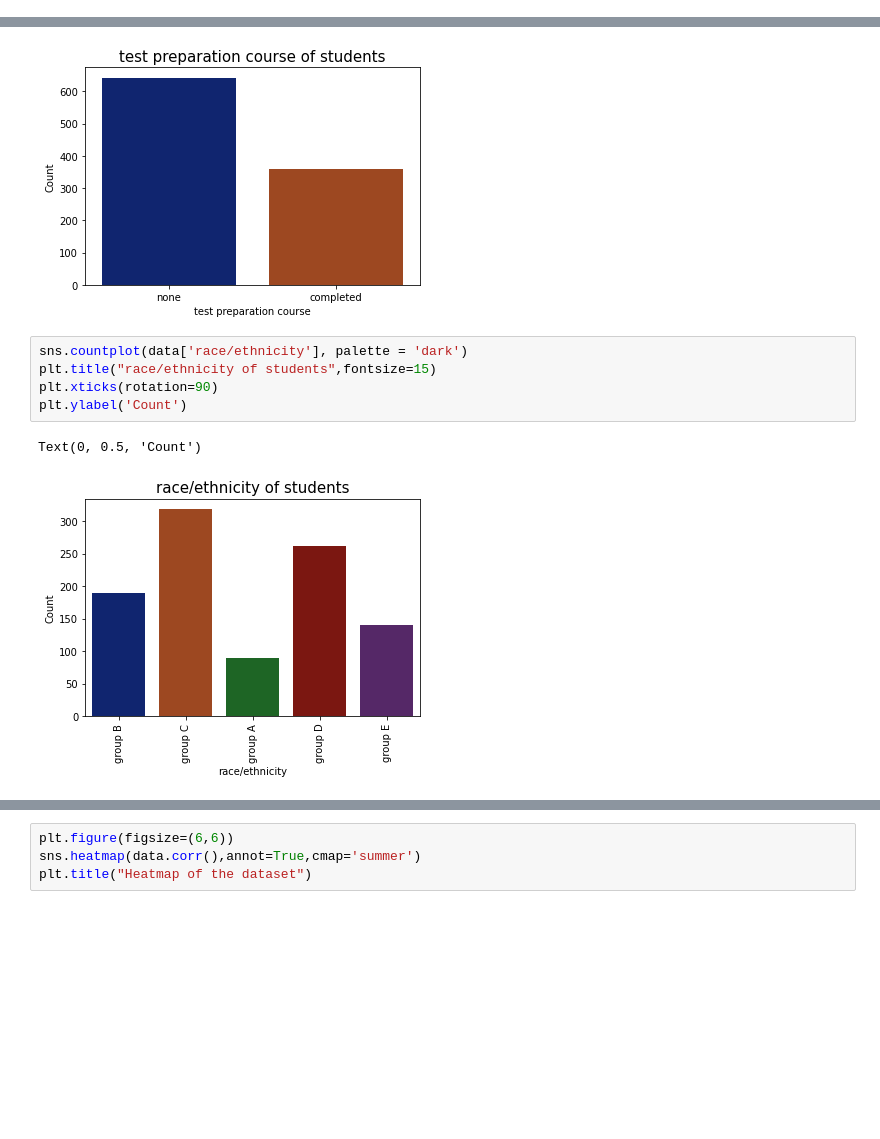
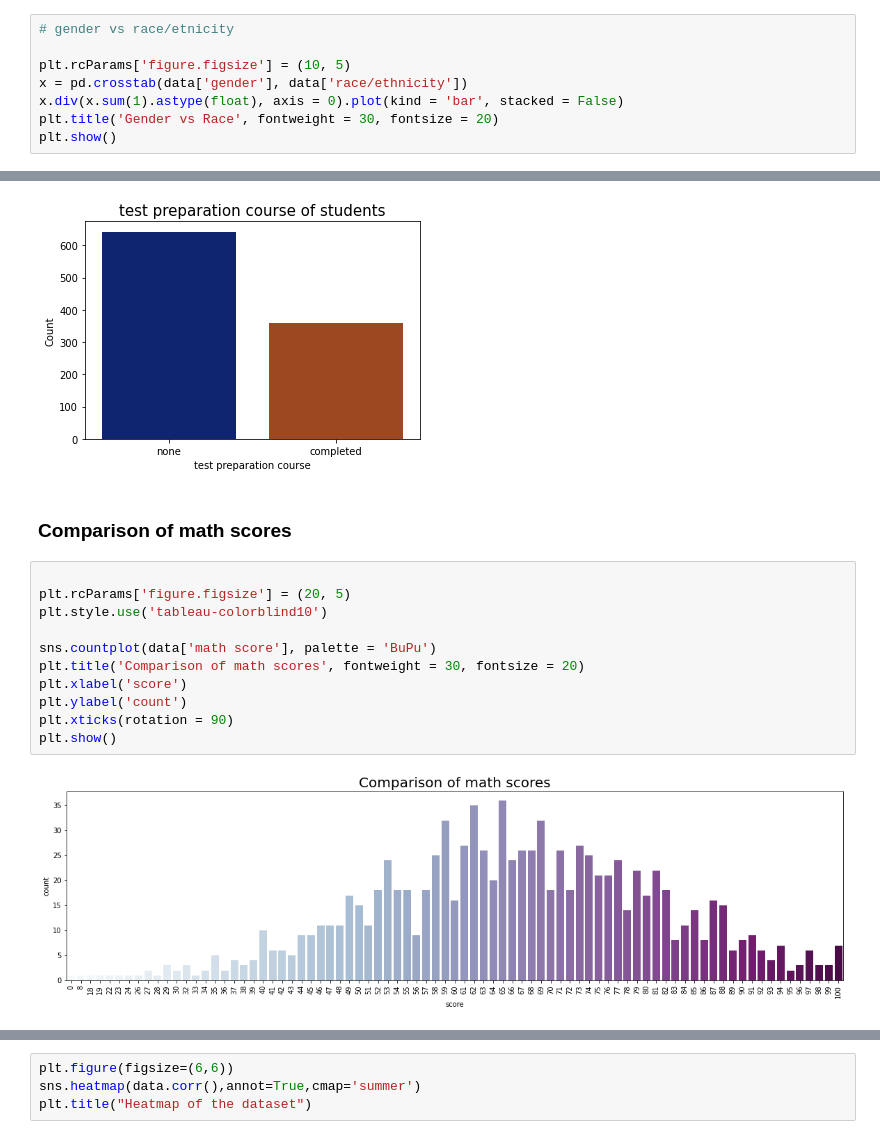
Before and after one commit to alanjoe12/EDA-Exploratory-data-analysis-, a Jupyter notebook: StudentsPerformance/StudentsPerformance.ipynb, the cells around one changed output, grey strips where cells are left out. Saved outputs shown, nothing was run; the diff lists cells and outputs as text; blank space fills up the shorter version.

```diff
--- a/StudentsPerformance/StudentsPerformance.ipynb
+++ b/StudentsPerformance/StudentsPerformance.ipynb
@@ -94,3 +118,11 @@ sns.countplot(data['gender'], palette = 'pastel')
 # %% [output]
 <AxesSubplot:xlabel='gender', ylabel='count'>
 [figure]
+# %%
+# gender vs race/etnicity
+
+plt.rcParams['figure.figsize'] = (10, 5)
+x = pd.crosstab(data['gender'], data['race/ethnicity'])
+x.div(x.sum(1).astype(float), axis = 0).plot(kind = 'bar', stacked = False)
+plt.title('Gender vs Race', fontweight = 30, fontsize = 20)
+plt.show()
@@ -132,11 +176,18 @@ plt.ylabel('Count')
 # %% [output]
 Text(0, 0.5, 'Count')
 [figure]
+# %% [markdown]
+### Comparison of math scores
 # %%
-sns.countplot(data['race/ethnicity'], palette = 'dark')
-plt.title("race/ethnicity of students",fontsize=15)
-plt.xticks(rotation=90)
-plt.ylabel('Count')
+
+plt.rcParams['figure.figsize'] = (20, 5)
+plt.style.use('tableau-colorblind10')
+
+sns.countplot(data['math score'], palette = 'BuPu')
+plt.title('Comparison of math scores', fontweight = 30, fontsize = 20)
+plt.xlabel('score')
+plt.ylabel('count')
+plt.xticks(rotation = 90)
+plt.show()
 # %% [output]
-Text(0, 0.5, 'Count')
-[figure, old version]
+[figure, new version]
```
Also changed, not shown: parts of 14 cells of this notebook.
